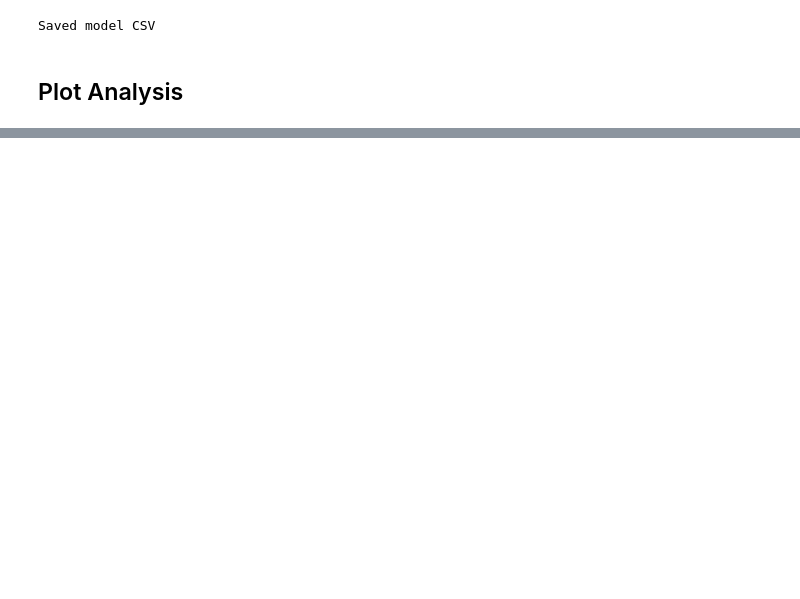
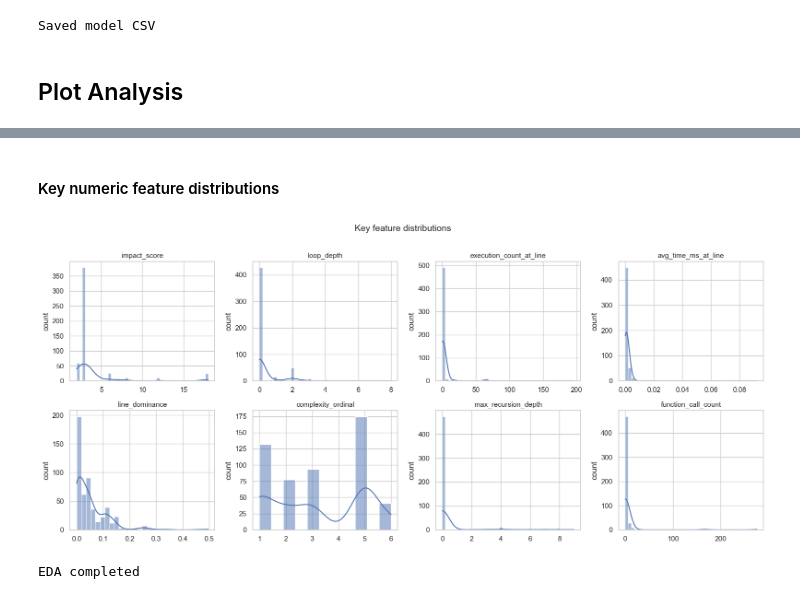
Before and after one commit to Sthamanik/OptiLang, a Jupyter notebook: optilang/ml/notebooks/01_eda.ipynb, the cells around one changed output, grey strips where cells are left out. Saved outputs shown, nothing was run; the diff lists cells and outputs as text; code cells hidden in the pictures; blank space fills up the shorter version.

```diff
--- a/optilang/ml/notebooks/01_eda.ipynb
+++ b/optilang/ml/notebooks/01_eda.ipynb
@@ -501,0 +353,36 @@ plt.show()
+# %% [markdown]
+#### Key numeric feature distributions
+# %%
+key_features = [
+    "impact_score", "loop_depth", "execution_count_at_line",
+    "avg_time_ms_at_line", "line_dominance", "complexity_ordinal",
+    "max_recursion_depth", "function_call_count",
+]
+key_features = [f for f in key_features if f in df_clean.columns]
+
+n = len(key_features)
+ncols = 4
+nrows = -(-n // ncols)
+
+fig, axes = plt.subplots(nrows, ncols, figsize=(16, nrows * 3.5))
+axes = axes.flatten()
+
+for i, feat in enumerate(key_features):
+    sns.histplot(df_clean[feat], ax=axes[i], kde=True, color="#4C72B0")
+    axes[i].set_title(feat, fontsize=11)
+    axes[i].set_xlabel("")
+    axes[i].set_ylabel("count")
+
+for j in range(i + 1, len(axes)):
+    axes[j].set_visible(False)
+
+fig.suptitle("Key feature distributions", fontsize=14, y=1.01)
+plt.tight_layout()
+plt.savefig(os.path.join(PLOTS_DIR, "feature_distributions.png"), dpi=150, bbox_inches="tight")
+plt.show()
+# %% [output]
+[figure, added]
+# %%
+print("EDA completed")
+# %% [output]
+EDA completed
```
Also changed, not shown: parts of 44 cells of this notebook, 25 other files.
